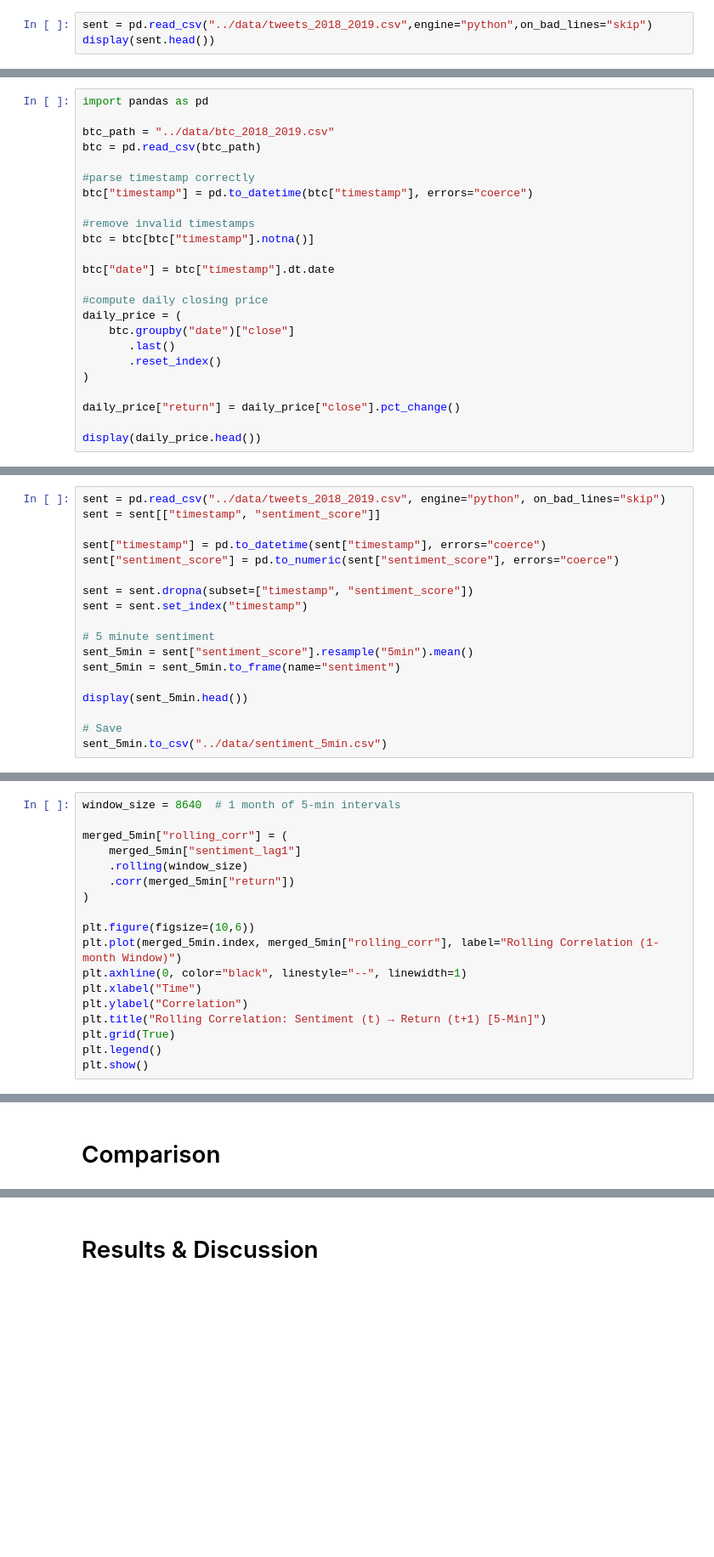
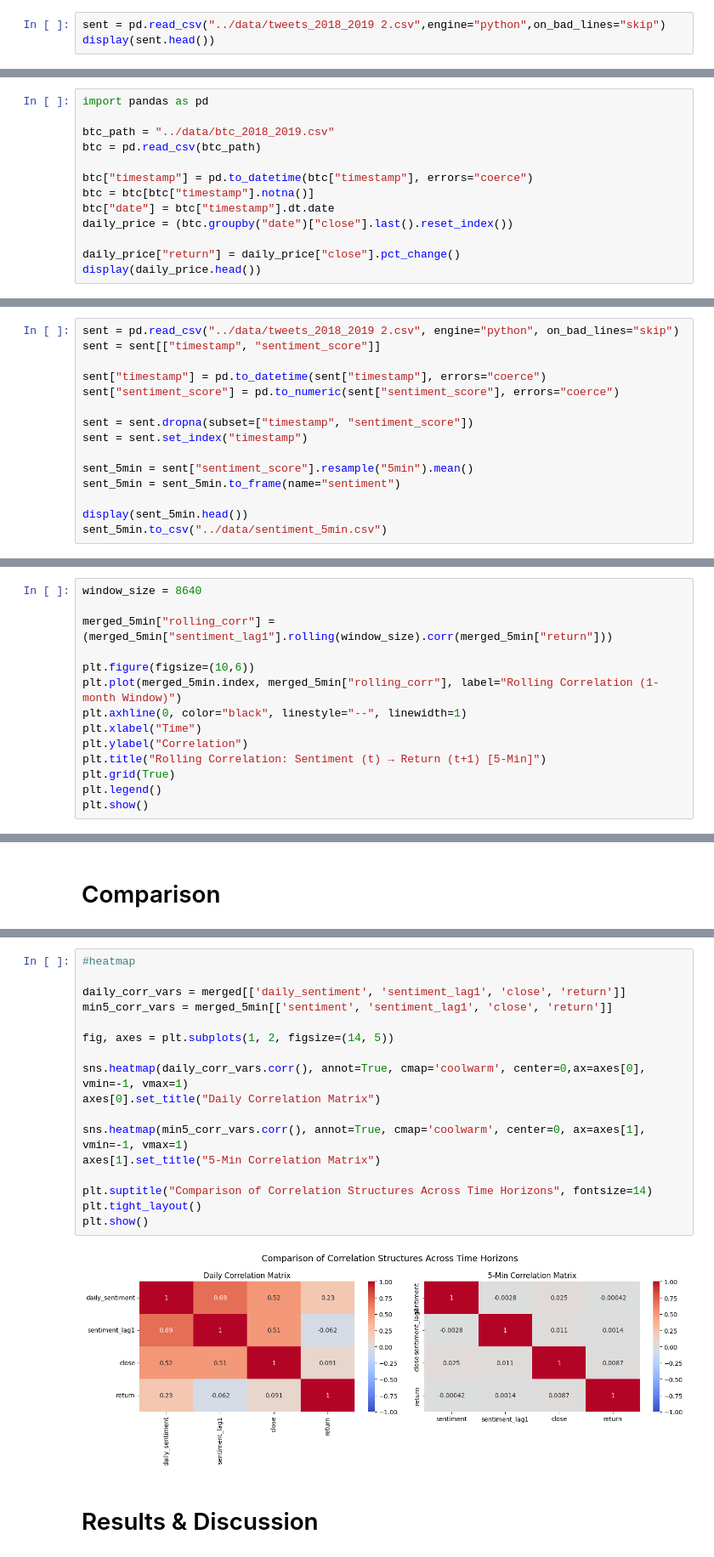
Before and after one commit to arkdong/SDA25_Group11, a Jupyter notebook: notebook/RQ1.ipynb, the cells around one changed output, grey strips where cells are left out. Shown at 85% size. Saved outputs shown, nothing was run; the diff lists cells and outputs as text; blank space fills up the shorter version.

```diff
--- a/notebook/tweets_btc.ipynb
+++ b/notebook/RQ1.ipynb
@@ -14,7 +12,7 @@ This study examines whether shifts in Twitter sentiment about Bitcoin are follow
 # %%
 import pandas as pd
 # %%
-sent = pd.read_csv("../data/tweets_2018_2019.csv",engine="python",on_bad_lines="skip")
+sent = pd.read_csv("../data/tweets_2018_2019 2.csv",engine="python",on_bad_lines="skip")
 display(sent.head())
 # %% [output]
 |  | timestamp | text | text_en | sentiment_score | sentiment_label |
@@ -54,23 +52,12 @@ import pandas as pd
 btc_path = "../data/btc_2018_2019.csv"
 btc = pd.read_csv(btc_path)
 
-#parse timestamp correctly
 btc["timestamp"] = pd.to_datetime(btc["timestamp"], errors="coerce")
-
-#remove invalid timestamps
 btc = btc[btc["timestamp"].notna()]
-
 btc["date"] = btc["timestamp"].dt.date
-
-#compute daily closing price
-daily_price = (
-    btc.groupby("date")["close"]
-       .last()
-       .reset_index()
-)
+daily_price = (btc.groupby("date")["close"].last().reset_index())
 
 daily_price["return"] = daily_price["close"].pct_change()
-
 display(daily_price.head())
 # %% [output]
 |  | date | close | return |
@@ -215,7 +196,7 @@ plt.show()
 # %% [markdown]
 # 3. Tweets Sentiment - 5 minutes
 # %%
-sent = pd.read_csv("../data/tweets_2018_2019.csv", engine="python", on_bad_lines="skip")
+sent = pd.read_csv("../data/tweets_2018_2019 2.csv", engine="python", on_bad_lines="skip")
 sent = sent[["timestamp", "sentiment_score"]]
 
 sent["timestamp"] = pd.to_datetime(sent["timestamp"], errors="coerce")
@@ -224,13 +205,10 @@ sent["sentiment_score"] = pd.to_numeric(sent["sentiment_score"], errors="coerce"
 sent = sent.dropna(subset=["timestamp", "sentiment_score"])
 sent = sent.set_index("timestamp")
 
-# 5 minute sentiment
 sent_5min = sent["sentiment_score"].resample("5min").mean()
 sent_5min = sent_5min.to_frame(name="sentiment")
 
 display(sent_5min.head())
-
-# Save
 sent_5min.to_csv("../data/sentiment_5min.csv")
 # %% [output]
 |  | sentiment |
@@ -332,13 +304,9 @@ Correlation (sentiment → next 5-min return): 0.0014094939988615652
 # %% [markdown]
 ### Rolling Correlation
 # %%
-window_size = 8640  # 1 month of 5-min intervals
+window_size = 8640
 
-merged_5min["rolling_corr"] = (
-    merged_5min["sentiment_lag1"]
-    .rolling(window_size)
-    .corr(merged_5min["return"])
-)
+merged_5min["rolling_corr"] = (merged_5min["sentiment_lag1"].rolling(window_size).corr(merged_5min["return"]))
 
 plt.figure(figsize=(10,6))
 plt.plot(merged_5min.index, merged_5min["rolling_corr"], label="Rolling Correlation (1-month Window)")
@@ -431,6 +385,25 @@ plt.tight_layout()
 plt.show()
 # %% [output]
 [figure]
+# %%
+#heatmap
+
+daily_corr_vars = merged[['daily_sentiment', 'sentiment_lag1', 'close', 'return']]
+min5_corr_vars = merged_5min[['sentiment', 'sentiment_lag1', 'close', 'return']]
+
+fig, axes = plt.subplots(1, 2, figsize=(14, 5))
+
+sns.heatmap(daily_corr_vars.corr(), annot=True, cmap='coolwarm', center=0,ax=axes[0], vmin=-1, vmax=1)
+axes[0].set_title("Daily Correlation Matrix")
+
+sns.heatmap(min5_corr_vars.corr(), annot=True, cmap='coolwarm', center=0, ax=axes[1], vmin=-1, vmax=1)
+axes[1].set_title("5-Min Correlation Matrix")
+
+plt.suptitle("Comparison of Correlation Structures Across Time Horizons", fontsize=14)
+plt.tight_layout()
+plt.show()
+# %% [output]
+[figure, added]
 # %% [markdown]
 # Results & Discussion
 # %% [markdown]
```
Also changed, not shown: parts of 9 cells of this notebook.
